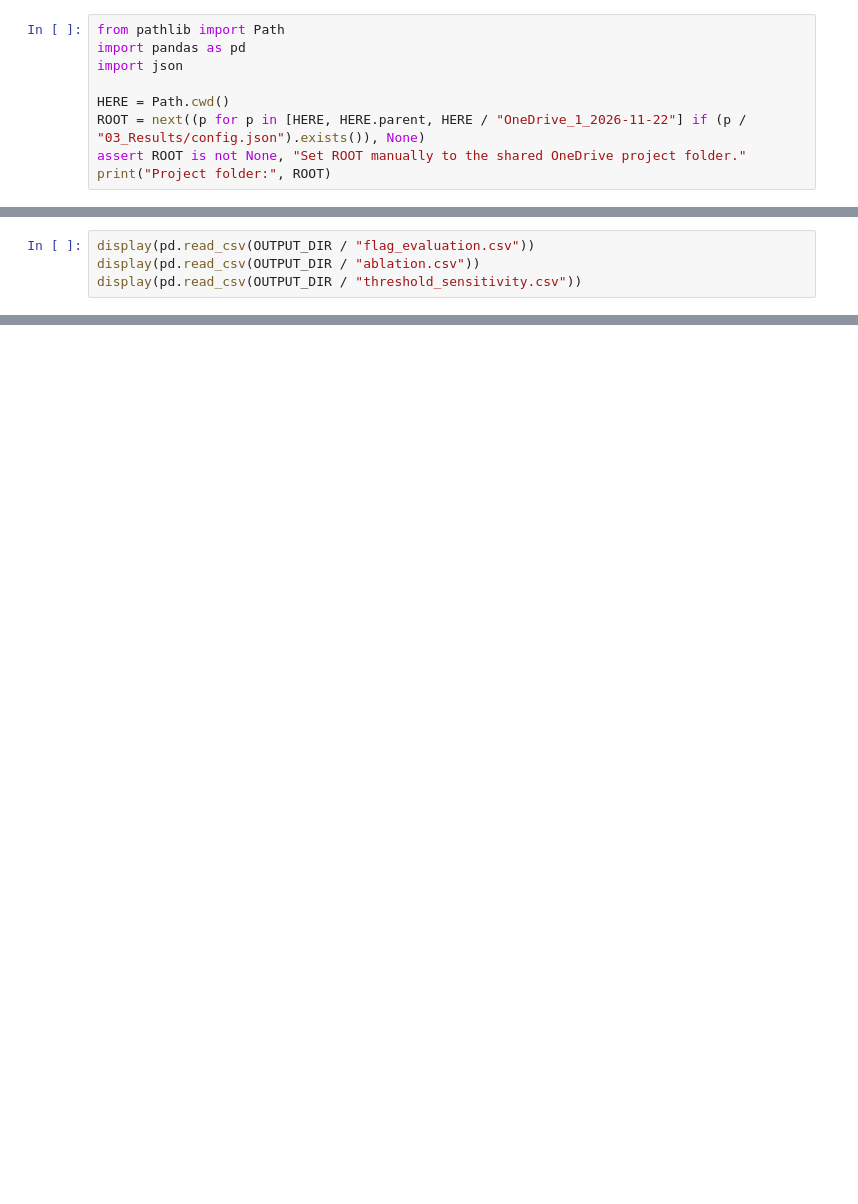
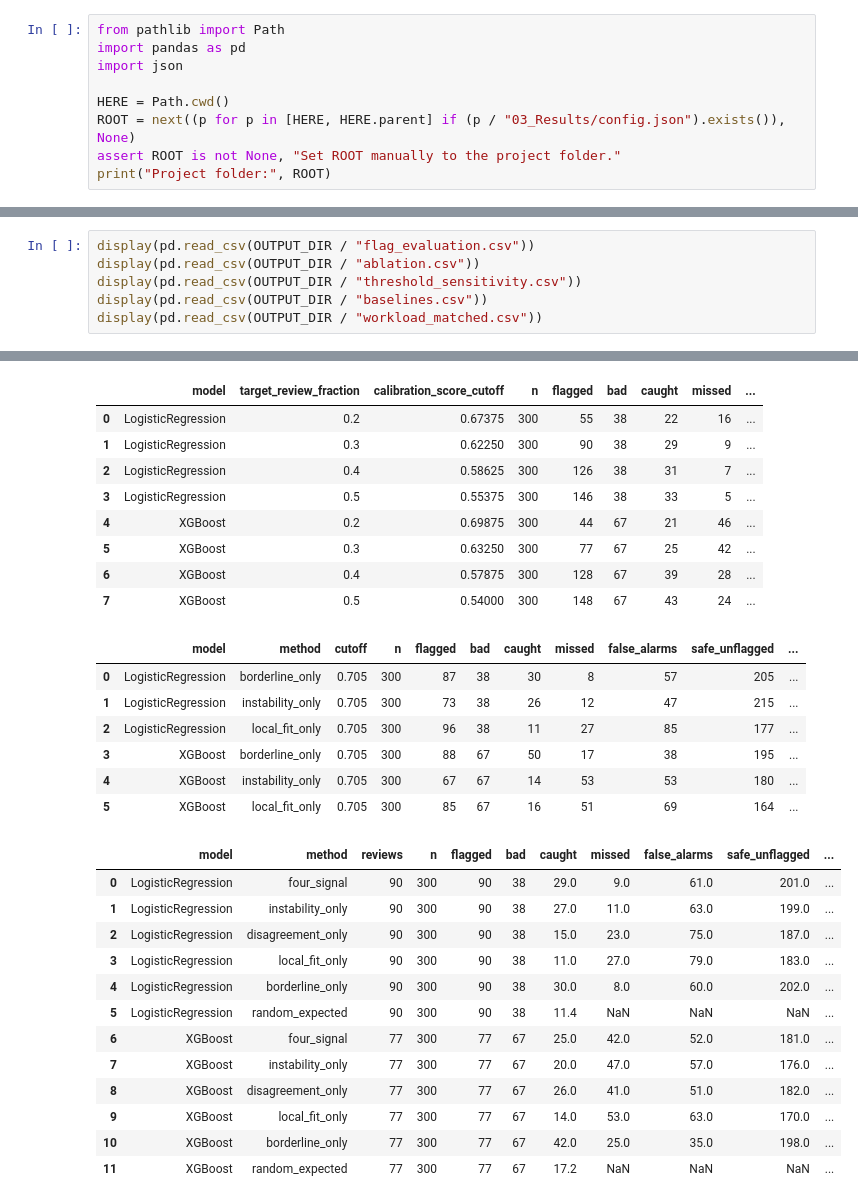
Before and after one commit to sg21yn/cosc4v88-project5-gao-zhu-feroz, a Jupyter notebook: 02_Code/Part_C_reliability_flag.ipynb, the cells around one changed output, grey strips where cells are left out. Cells and saved outputs as stored; diff of their text form; blank space fills up the shorter version.

Commit message:
Part C v2: 200 val / 300 test, workload-matched comparison

```diff
--- a/02_Code/Part_C_reliability_flag.ipynb
+++ b/02_Code/Part_C_reliability_flag.ipynb
@@ -9,6 +11,6 @@ import pandas as pd
 import json
 
 HERE = Path.cwd()
-ROOT = next((p for p in [HERE, HERE.parent, HERE / "OneDrive_1_2026-11-22"] if (p / "03_Results/config.json").exists()), None)
-assert ROOT is not None, "Set ROOT manually to the shared OneDrive project folder."
+ROOT = next((p for p in [HERE, HERE.parent] if (p / "03_Results/config.json").exists()), None)
+assert ROOT is not None, "Set ROOT manually to the project folder."
 print("Project folder:", ROOT)
@@ -23,3 +45,6 @@ print("Saved outputs to", OUTPUT_DIR)
 display(pd.read_csv(OUTPUT_DIR / "flag_evaluation.csv"))
 display(pd.read_csv(OUTPUT_DIR / "ablation.csv"))
 display(pd.read_csv(OUTPUT_DIR / "threshold_sensitivity.csv"))
+display(pd.read_csv(OUTPUT_DIR / "baselines.csv"))
+display(pd.read_csv(OUTPUT_DIR / "workload_matched.csv"))
+# %% [output]
@@ -26,2 +67,31 @@ display(pd.read_csv(OUTPUT_DIR / "threshold_sensitivity.csv"))
+|  | model | target_review_fraction | calibration_score_cutoff | n | flagged | bad | caught | missed | ... |
+| 0 | LogisticRegression | 0.2 | 0.67375 | 300 | 55 | 38 | 22 | 16 | ... |
+| 1 | LogisticRegression | 0.3 | 0.62250 | 300 | 90 | 38 | 29 | 9 | ... |
+| 2 | LogisticRegression | 0.4 | 0.58625 | 300 | 126 | 38 | 31 | 7 | ... |
+| 3 | LogisticRegression | 0.5 | 0.55375 | 300 | 146 | 38 | 33 | 5 | ... |
+| 4 | XGBoost | 0.2 | 0.69875 | 300 | 44 | 67 | 21 | 46 | ... |
+| 5 | XGBoost | 0.3 | 0.63250 | 300 | 77 | 67 | 25 | 42 | ... |
+| 6 | XGBoost | 0.4 | 0.57875 | 300 | 128 | 67 | 39 | 28 | ... |
+| 7 | XGBoost | 0.5 | 0.54000 | 300 | 148 | 67 | 43 | 24 | ... |
+|  | model | method | cutoff | n | flagged | bad | caught | missed | false_alarms | safe_unflagged | ... |
+| 0 | LogisticRegression | borderline_only | 0.705 | 300 | 87 | 38 | 30 | 8 | 57 | 205 | ... |
+| 1 | LogisticRegression | instability_only | 0.705 | 300 | 73 | 38 | 26 | 12 | 47 | 215 | ... |
+| 2 | LogisticRegression | local_fit_only | 0.705 | 300 | 96 | 38 | 11 | 27 | 85 | 177 | ... |
+| 3 | XGBoost | borderline_only | 0.705 | 300 | 88 | 67 | 50 | 17 | 38 | 195 | ... |
+| 4 | XGBoost | instability_only | 0.705 | 300 | 67 | 67 | 14 | 53 | 53 | 180 | ... |
+| 5 | XGBoost | local_fit_only | 0.705 | 300 | 85 | 67 | 16 | 51 | 69 | 164 | ... |
+|  | model | method | reviews | n | flagged | bad | caught | missed | false_alarms | safe_unflagged | ... |
+| 0 | LogisticRegression | four_signal | 90 | 300 | 90 | 38 | 29.0 | 9.0 | 61.0 | 201.0 | ... |
+| 1 | LogisticRegression | instability_only | 90 | 300 | 90 | 38 | 27.0 | 11.0 | 63.0 | 199.0 | ... |
+| 2 | LogisticRegression | disagreement_only | 90 | 300 | 90 | 38 | 15.0 | 23.0 | 75.0 | 187.0 | ... |
+| 3 | LogisticRegression | local_fit_only | 90 | 300 | 90 | 38 | 11.0 | 27.0 | 79.0 | 183.0 | ... |
+| 4 | LogisticRegression | borderline_only | 90 | 300 | 90 | 38 | 30.0 | 8.0 | 60.0 | 202.0 | ... |
+| 5 | LogisticRegression | random_expected | 90 | 300 | 90 | 38 | 11.4 | NaN | NaN | NaN | ... |
+| 6 | XGBoost | four_signal | 77 | 300 | 77 | 67 | 25.0 | 42.0 | 52.0 | 181.0 | ... |
+| 7 | XGBoost | instability_only | 77 | 300 | 77 | 67 | 20.0 | 47.0 | 57.0 | 176.0 | ... |
+| 8 | XGBoost | disagreement_only | 77 | 300 | 77 | 67 | 26.0 | 41.0 | 51.0 | 182.0 | ... |
+| 9 | XGBoost | local_fit_only | 77 | 300 | 77 | 67 | 14.0 | 53.0 | 63.0 | 170.0 | ... |
+| 10 | XGBoost | borderline_only | 77 | 300 | 77 | 67 | 42.0 | 25.0 | 35.0 | 198.0 | ... |
+| 11 | XGBoost | random_expected | 77 | 300 | 77 | 67 | 17.2 | NaN | NaN | NaN | ... |
 # %%
 display(pd.read_csv(OUTPUT_DIR / "demo_cases.csv"))
```
Also changed, not shown: parts of 6 cells of this notebook, 2 other files.
